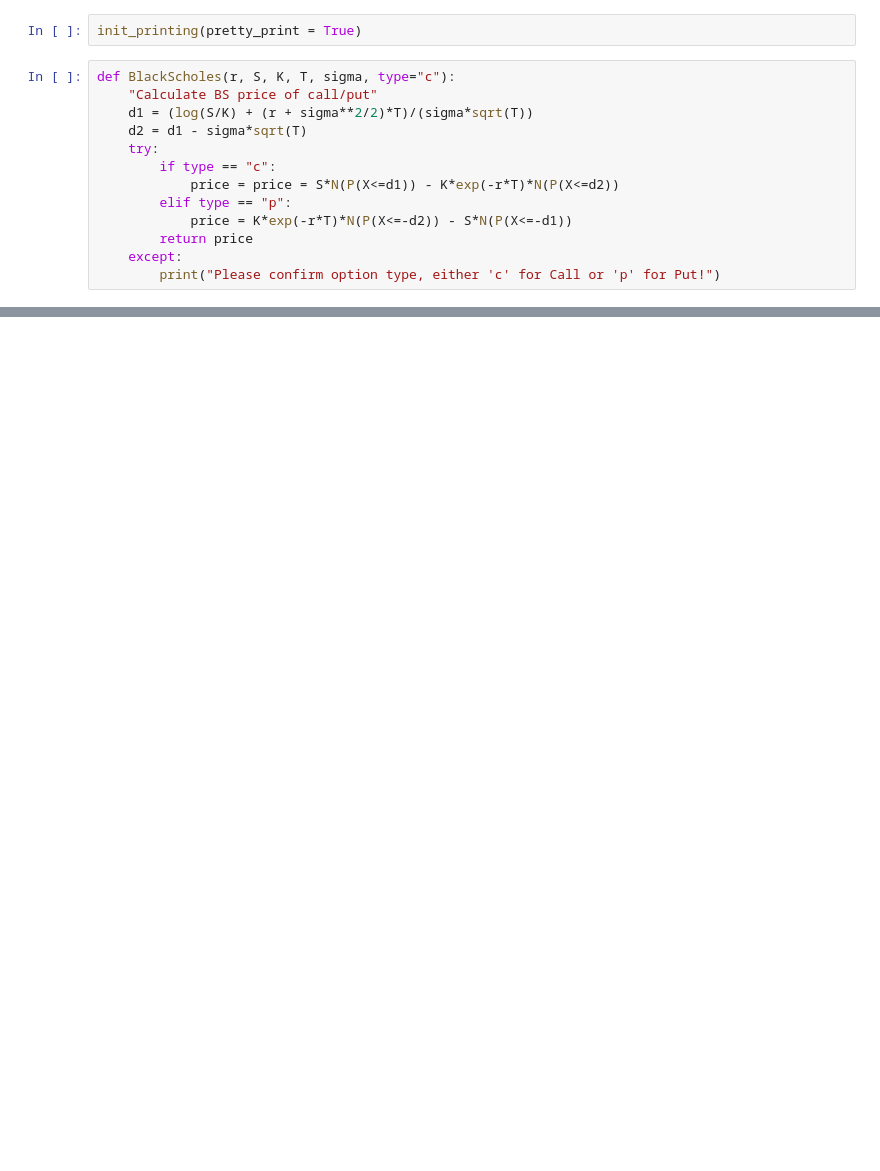
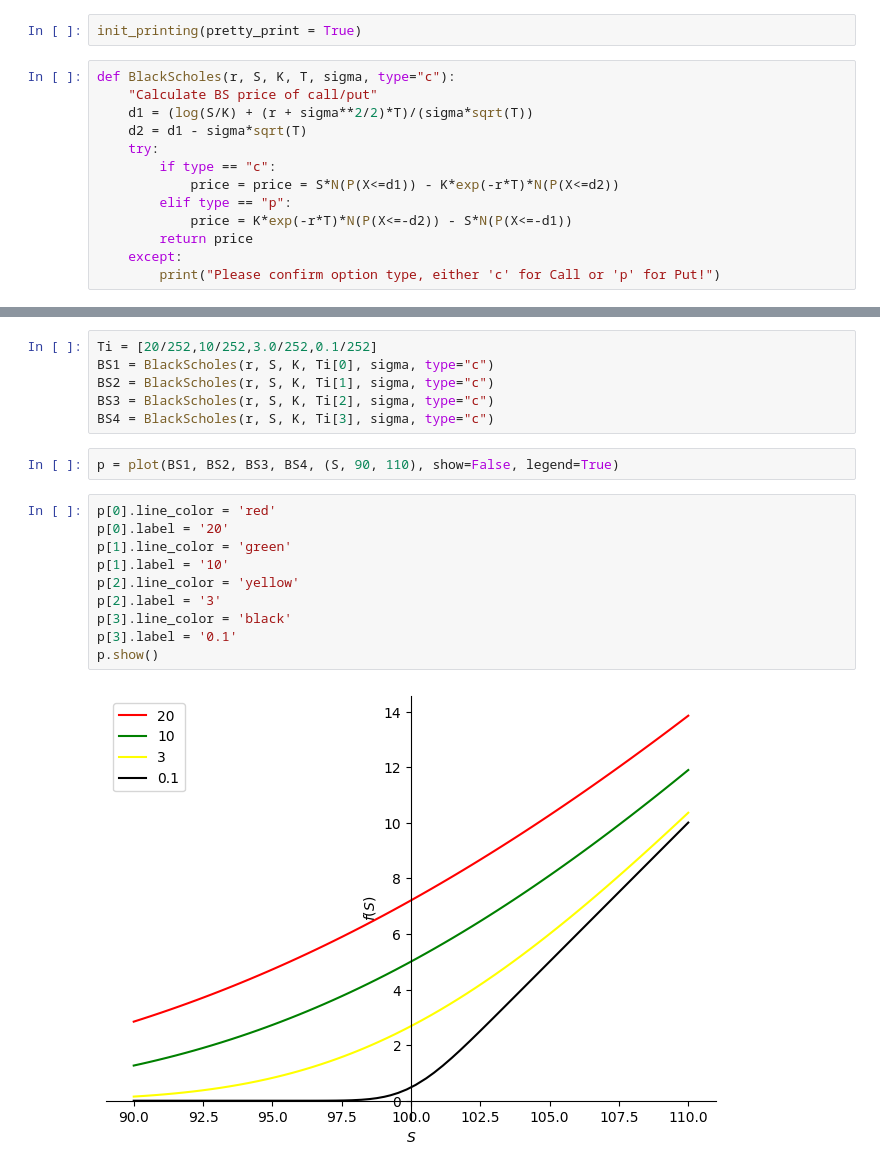
Before and after one commit to Felipe-Pinto/python_para_exatas, a Jupyter notebook: BS_Sympy.ipynb, the cells around one changed output, grey strips where cells are left out. Cells and saved outputs as stored; diff of their text form; blank space fills up the shorter version.

```diff
--- a/BS_Sympy.ipynb
+++ b/BS_Sympy.ipynb
@@ -97,0 +97,20 @@ TypeError: ignored
+# %%
+Ti = [20/252,10/252,3.0/252,0.1/252]
+BS1 = BlackScholes(r, S, K, Ti[0], sigma, type="c")
+BS2 = BlackScholes(r, S, K, Ti[1], sigma, type="c")
+BS3 = BlackScholes(r, S, K, Ti[2], sigma, type="c")
+BS4 = BlackScholes(r, S, K, Ti[3], sigma, type="c")
+# %%
+p = plot(BS1, BS2, BS3, BS4, (S, 90, 110), show=False, legend=True)
+# %%
+p[0].line_color = 'red'
+p[0].label = '20'
+p[1].line_color = 'green'
+p[1].label = '10'
+p[2].line_color = 'yellow'
+p[2].label = '3'
+p[3].line_color = 'black'
+p[3].label = '0.1'
+p.show()
+# %% [output]
+[figure, added]
```
Also changed, not shown: parts of 10 cells of this notebook.
